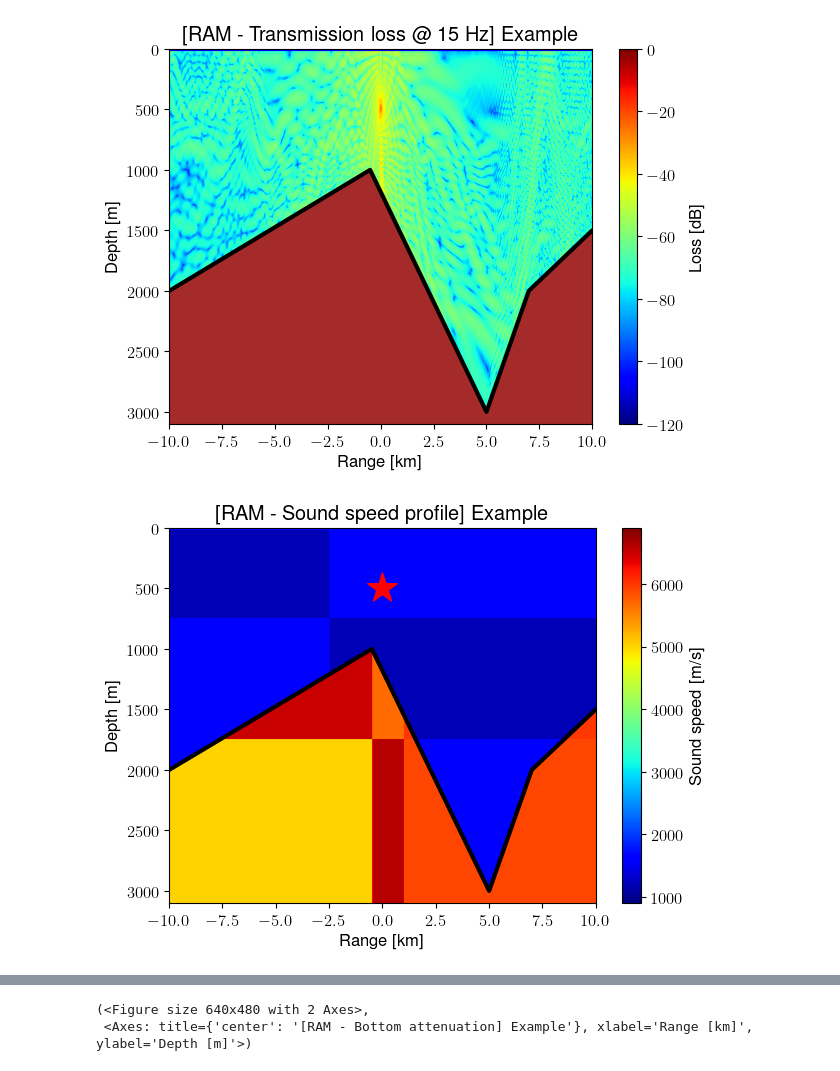
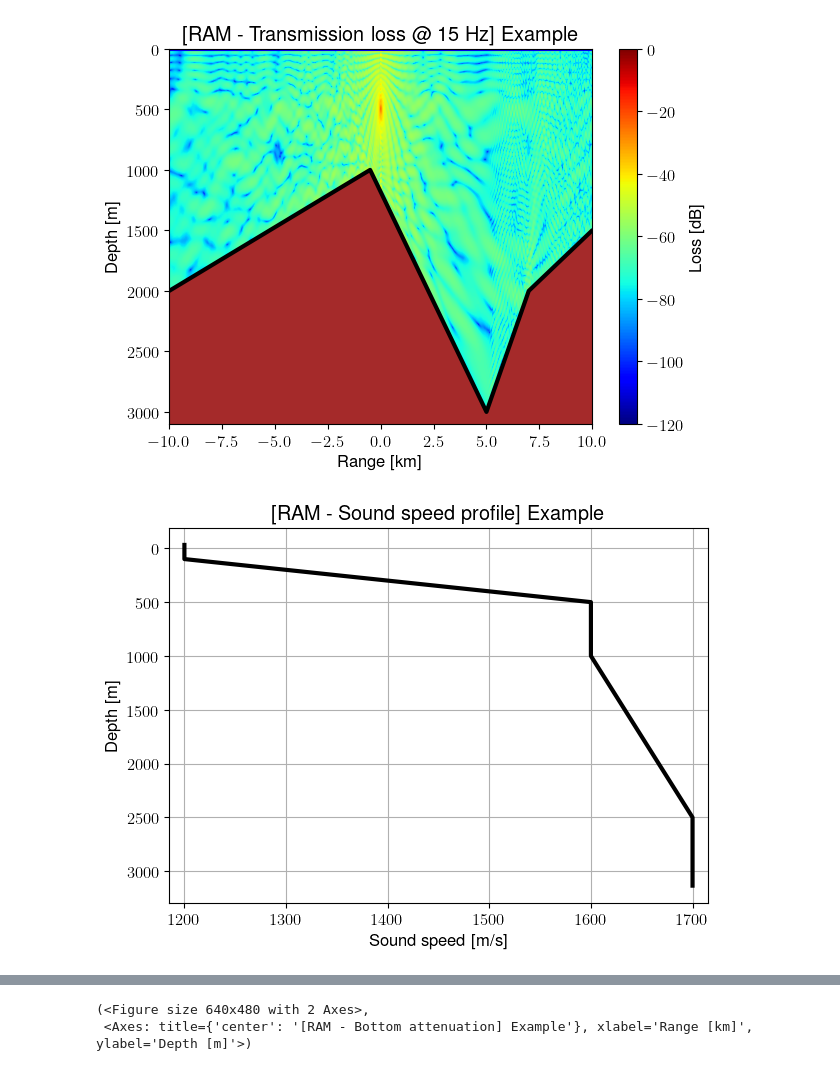
Before and after one commit to ErVuL/uAcoustics, a Jupyter notebook: python/RAM.ipynb, the cells around one changed output, grey strips where cells are left out. Drawn from its saved outputs; the diff is of its cells as text; code cells hidden in the pictures.

Commit message:
Better dimensions management. Better plots. Move some functions to uwa instead of uwapm.

```diff
--- a/python/RAM.ipynb
+++ b/python/RAM.ipynb
@@ -5,31 +5,19 @@ import numpy as np
 x = np.linspace(-10000, 10000, 1081)
 z = np.linspace(0, 3100,  720)
 
-ssp_range = np.array([-5000, 0, 5000])
+ssp_range = 0
 ssp_depth = np.array([100, 500, 1000, 2500])
-ssp       = np.array([[1200,  1600, 1600],
-                      [1200,  1600, 1600],
-                      [1600,  1200, 1200],
-                      [1600,  1600, 1600]])
+ssp       = np.array([1200,  1600, 1600, 1700])
 
 bot_range     = np.array([-10000, -500, 5000, 7000, 10000])
 bot_interface = np.array([2000, 1000, 3000, 2000, 1500])
 
 bot_xrange = np.array([-1000, 0, 2000])
-bot_xdepth = np.array([np.min(bot_interface), 2500])
+bot_xdepth = 0
 
-bot_attenuation = np.array([
-    [0.01, 0.015, 0.012],
-    [0.02, 0.007, 0.011]
-])
-bot_ssp = np.array([
-    [6500, 5660, 6000],
-    [5000, 6600, 5900]
-])
-bot_density = np.array([
-    [2.7, 2.3, 2.5],
-    [2.5, 1.8, 2.0]
-])
+bot_attenuation = np.array([0.01, 0.015, 0.012])
+bot_ssp = np.array([5000, 6600, 5900])
+bot_density = np.array([2.7, 2.3, 2.5])
 
 env = pm.make_env2d(
 
@@ -41,32 +29,32 @@ env = pm.make_env2d(
     rx_depth        = z,                                                   # m
 
     # ALL: Sound speed profiles
     ssp_range       = ssp_range,                                           # m
     ssp_depth       = ssp_depth,                                           # m
     ssp             = ssp,                                                 # m/s
 
     # ALL: Source freq and depth
     tx_freq         = 15,                                                 # Hz
     tx_depth        = 500,                                                  # m
 
     # ALL: Bottom interface
     bot_interface   = np.column_stack((bot_range,bot_interface)),          # m
 
     # RAM: Bottom settings
     bot_range       = bot_xrange,
     bot_depth       = bot_xdepth,
     bot_PwaveSpeed  = bot_ssp,
     bot_density     = bot_density,
     bot_PwaveAttn   = bot_attenuation,
     )
 
 RAM = pm.RAM(env)
 RAM.compute_transmission_loss()
 
 RAM.plot_transmission_loss()
 RAM.plot_ssp()
 RAM.plot_bot_density()
 RAM.plot_bot_attn()
 # %% [output]
-[figure, old version]
+[figure, new version]
-[figure, old version]
+[figure, new version]
```
Also changed, not shown: parts of 1 cell of this notebook, 6 other files.
